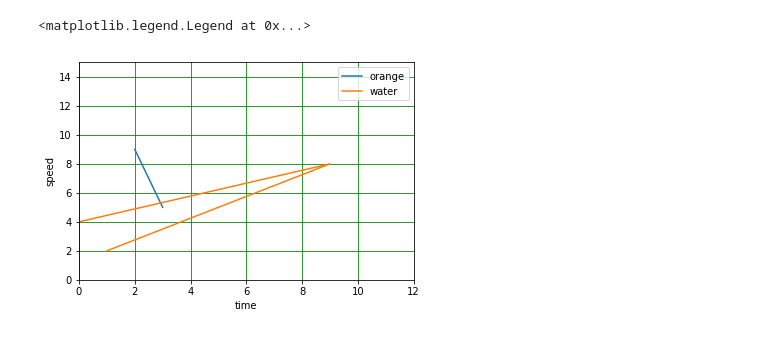
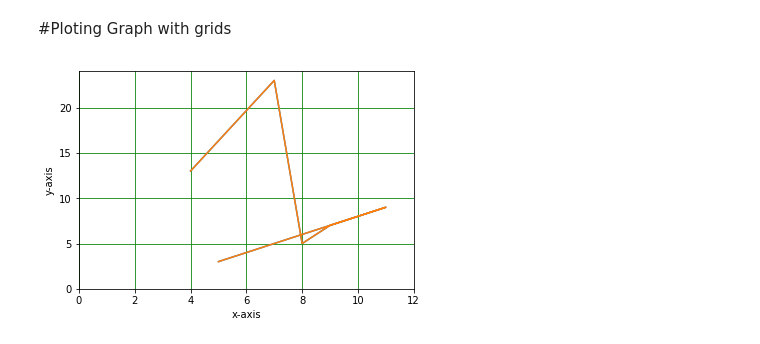
Before and after one commit to tarunsharma1999/SummertrainingML, a Jupyter notebook: StartingWithmatplot.ipynb, the cells around one changed output. Cells and saved outputs as stored; diff of their text form; code cells hidden in the pictures.

```diff
--- a/StartingWithmatplot.ipynb
+++ b/StartingWithmatplot.ipynb
@@ -8,28 +7,23 @@ y=[9,5]
+# %%
+x=[4,7,8,9,11,5]
+y=[13,23,5,7,9,3]
+player=['virat','dhoni','vijay','dhawna']
+run=[120,44,77,33]
+# %% [markdown]
+#Ploting Graph with grids
 # %%
-#to label x and y axis
-plt.xlabel("time")
-plt.ylabel("speed")
-
-
-#enabling grid with green color
-plt.grid(color="green")
-
+plt.xlabel('x-axis')
+plt.ylabel('y-axis')
 
 #minimum and maximum numbers in a axis
 plt.xlim(0,12)
-plt.ylim(0,15)
-
+plt.ylim(0,24)
 
 #plotting graph with "orange" label
 plt.plot(x,y,label="orange")
 
-
-x1=[1,9,0]
-y1=[2,8,4]
-plt.plot(x1,y1,label="water")
-
-#to plot g
-plt.legend()
+plt.plot(x,y)
+plt.grid(color='green')
+plt.show()
 # %% [output]
-<matplotlib.legend.Legend at 0x...>
-[figure, old version]
+[figure, new version]
```
Also changed, not shown: parts of 8 cells of this notebook.
